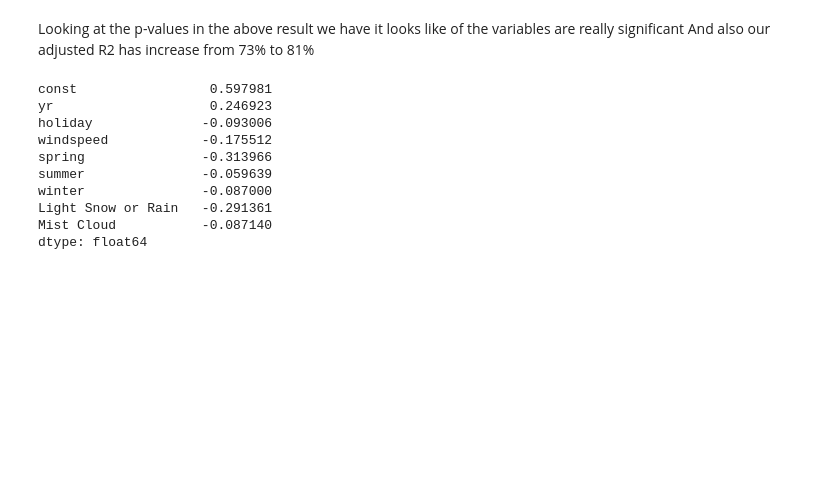
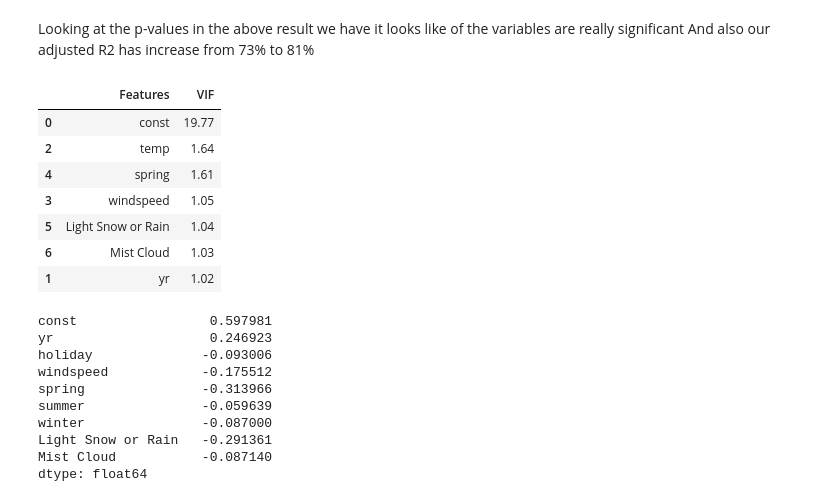
Before and after one commit to theshivmalhotra/BoomBikes_CaseStudy, a Jupyter notebook: BoomBikes.ipynb, the cells around one changed output. Drawn from its saved outputs; the diff is of its cells as text; code cells hidden in the pictures; blank space fills up the shorter version.

```diff
--- a/BoomBikes.ipynb
+++ b/BoomBikes.ipynb
@@ -375,6 +351,26 @@ Notes:
 # %% [markdown]
 Looking at the p-values in the above result we have it looks like of the variables are really significant
 And also our adjusted R2 has increase from 73% to 81%
+# %%
+from statsmodels.stats.outliers_influence import variance_inflation_factor #importing relevant libraries to look for multicollinearity among feature in model lr1
+# Create a dataframe that will contain the names of all the feature variables and their respective VIFs
+vif = pd.DataFrame()
+vif['Features'] = X_train_lm_1.columns
+vif['VIF'] = [variance_inflation_factor(X_train_lm_1.values, i) for i in range(X_train_lm_1.shape[1])]
+vif['VIF'] = round(vif['VIF'], 2)
+vif = vif.sort_values(by = "VIF", ascending = False)
+vif
+
+#As we can see there is no feature in model lr1 that are high corelation among each other by considering VIF<5
+# %% [output]
+|  | Features | VIF |
+| 0 | const | 19.77 |
+| 2 | temp | 1.64 |
+| 4 | spring | 1.61 |
+| 3 | windspeed | 1.05 |
+| 5 | Light Snow or Rain | 1.04 |
+| 6 | Mist Cloud | 1.03 |
+| 1 | yr | 1.02 |
 # %%
 # Assigning additional feature variables to X on the basis of the REF & above correlation matrix
 X_train_lm_2 = X_train[['yr','holiday','windspeed','spring','summer','winter','Light Snow or Rain','Mist Cloud']]
```
Also changed, not shown: parts of 8 cells of this notebook.
